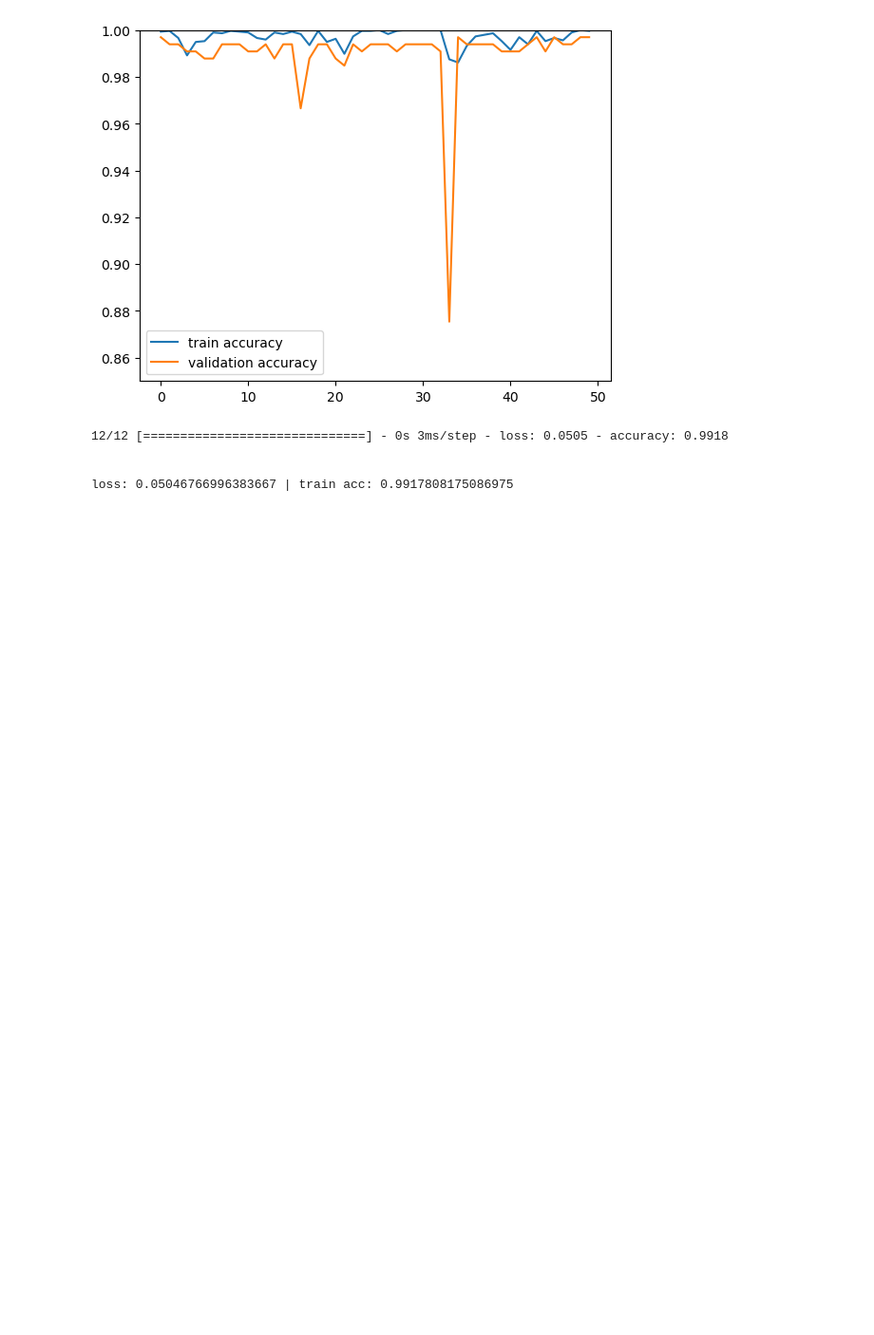
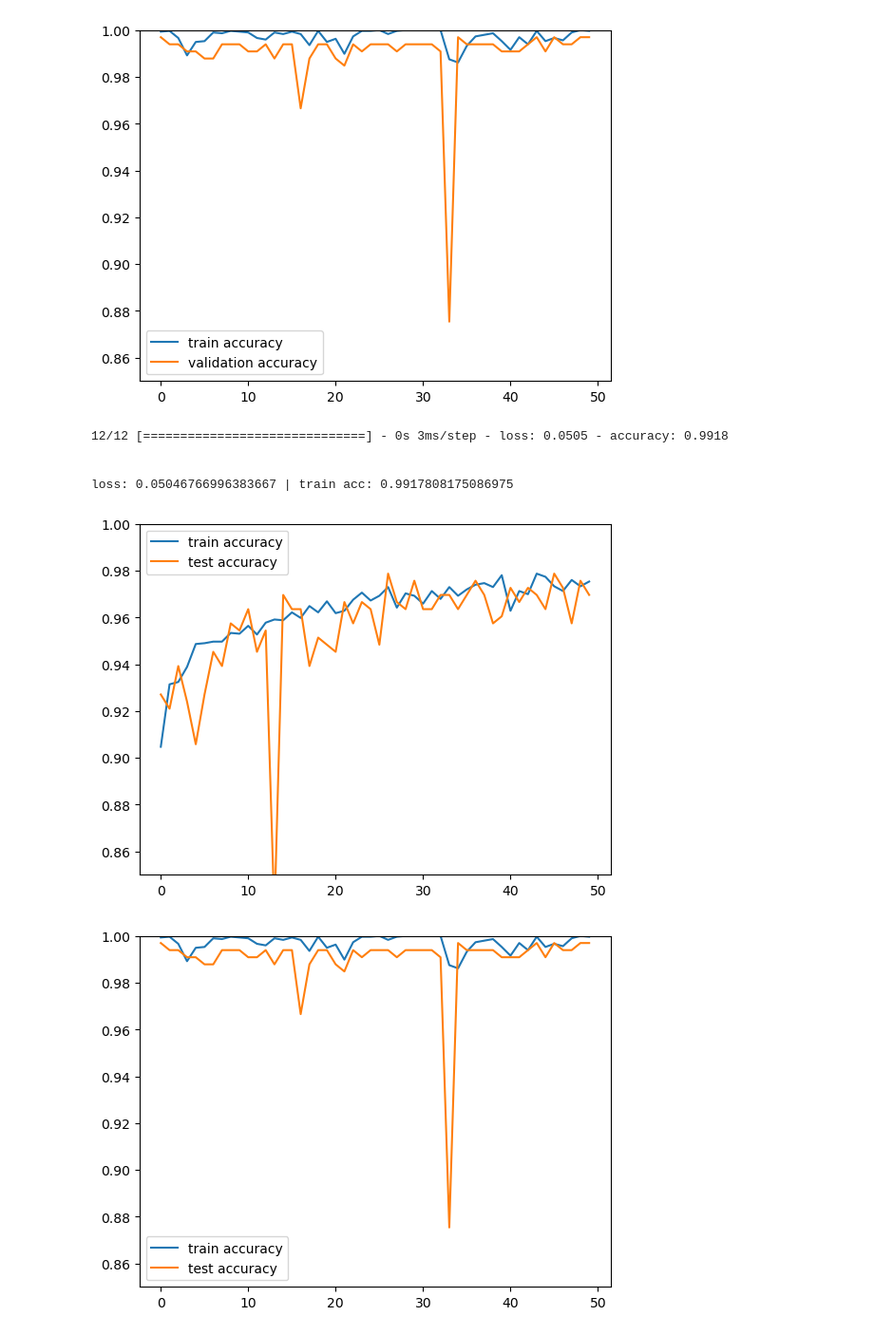
Before and after one commit to MarianK-py/projekt_stojove_ucenie, a Jupyter notebook: predictions.ipynb, the cells around one changed output. Shown at 95% size. Saved outputs shown, nothing was run; the diff lists cells and outputs as text; code cells hidden in the pictures; blank space fills up the shorter version.

```diff
--- a/predictions.ipynb
+++ b/predictions.ipynb
@@ -364,3 +374,21 @@ loss: 0.06745050102472305 | train acc: 0.9726027250289917
 
 
 loss: 0.05046766996383667 | train acc: 0.9917808175086975
+# %%
+
+
+plt.figure()
+plt.plot(history_straightforward.history['accuracy'], label='train accuracy')
+plt.plot(history_straightforward.history['val_accuracy'], label='test accuracy')
+plt.legend(loc='best')
+plt.ylim([0.85,1])
+
+plt.figure()
+plt.plot(history_transfer.history['accuracy'], label='train accuracy')
+plt.plot(history_transfer.history['val_accuracy'], label='test accuracy')
+plt.legend(loc='best')
+plt.ylim([0.85,1])
+plt.show()
+# %% [output]
+[figure, added]
+[figure, added]
```
Also changed, not shown: parts of 2 cells of this notebook, 9 other files.
